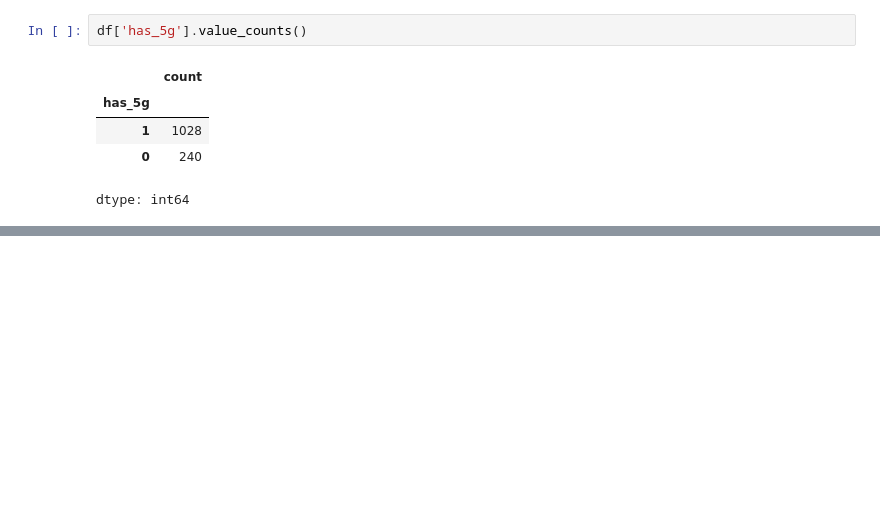
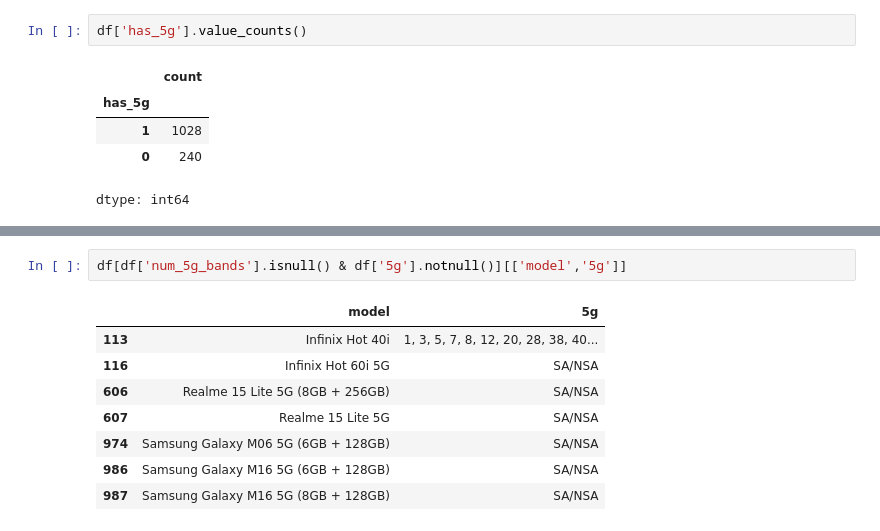
Before and after one commit to rajeshxdatascience/smartphone-recommender-system, a Jupyter notebook: SpecLens_AI_Data_Engineering.ipynb, the cells around one changed output, grey strips where cells are left out. Saved outputs shown, nothing was run; the diff lists cells and outputs as text; blank space fills up the shorter version.

```diff
--- a/SpecLens_AI_Data_Engineering.ipynb
+++ b/SpecLens_AI_Data_Engineering.ipynb
@@ -4979,0 +5029,11 @@ dtype: int64
+# %%
+df[df['num_5g_bands'].isnull() & df['5g'].notnull()][['model','5g']]
+# %% [output]
+|  | model | 5g |
+| 113 | Infinix Hot 40i | 1, 3, 5, 7, 8, 12, 20, 28, 38, 40... |
+| 116 | Infinix Hot 60i 5G | SA/NSA |
+| 606 | Realme 15 Lite 5G (8GB + 256GB) | SA/NSA |
+| 607 | Realme 15 Lite 5G | SA/NSA |
+| 974 | Samsung Galaxy M06 5G (6GB + 128GB) | SA/NSA |
+| 986 | Samsung Galaxy M16 5G (6GB + 128GB) | SA/NSA |
+| 987 | Samsung Galaxy M16 5G (8GB + 128GB) | SA/NSA |
```
Also changed, not shown: parts of 5 cells of this notebook.
